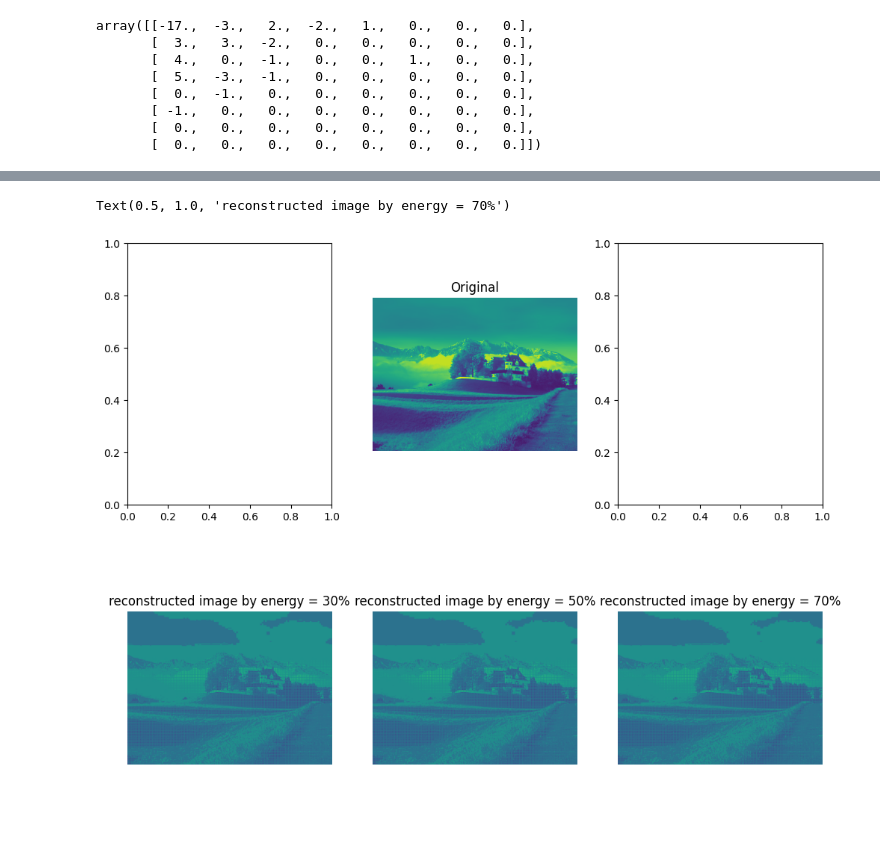
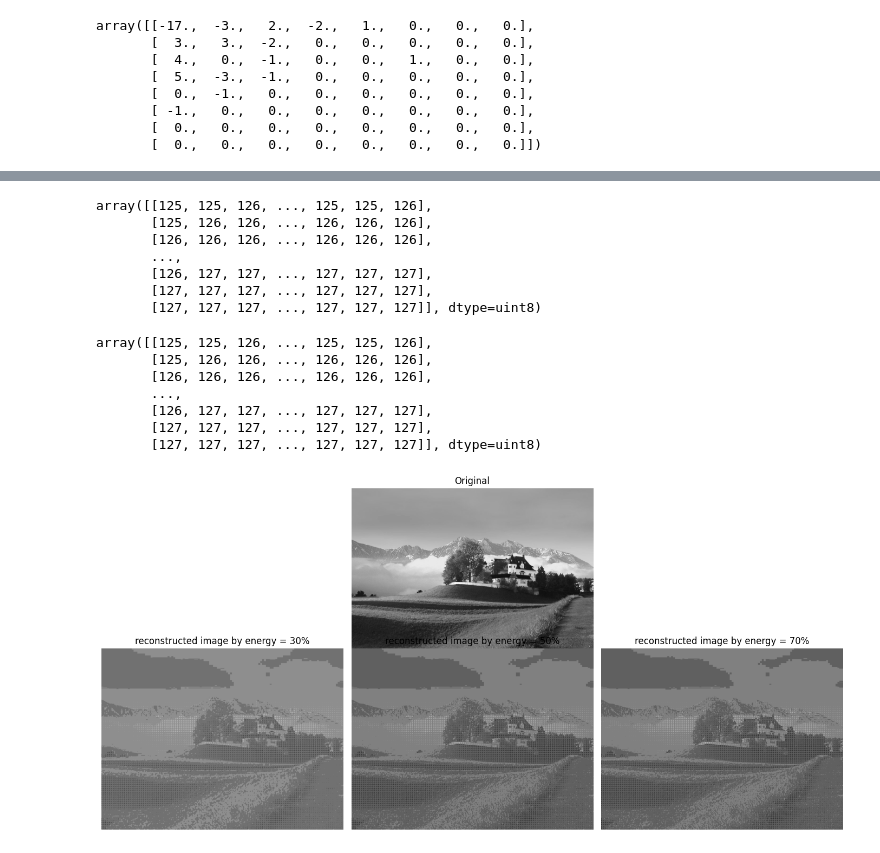
Before and after one commit to khaled6001/tp-tests, a Jupyter notebook: ipcv/TpDCT.ipynb, the cells around one changed output, grey strips where cells are left out. Drawn from its saved outputs; the diff is of its cells as text; code cells hidden in the pictures; blank space fills up the shorter version.

Commit message:
cmap

```diff
--- a/ipcv/TpDCT.ipynb
+++ b/ipcv/TpDCT.ipynb
@@ -178,7 +166,7 @@ array([[-17.,  -3.,   2.,  -2.,   1.,   0.,   0.,   0.],
 def inv_DCT(arr):
     width, height, _, _ = arr.shape
     result = np.zeros_like(arr)
-    g_x = arr
+    g_x = np.copy(arr)
     for row in range(width):
         for column in range(height):
             for u in range(8):
@@ -202,15 +247,11 @@ inv_dct_70 = inv_DCT(np.array(newImg_70))
 # %%
-new_Img = np.empty((I.shape[0], I.shape[1]), dtype = np.uint8)
-for i, k in zip(range(0, num_blocks[0]), range(0, I.shape[0], 8)):
-    for j, l in zip(range(0, num_blocks[1]), range(0, I.shape[1], 8)):
-        new_Img[k:k + 8, l:l + 8] = inv_dct_70[i, j]
+def restord(img):
+    cp = np.copy(img)
+    new_Img = np.empty((I.shape[0], I.shape[1]), dtype = np.uint8)
+    for i, k in zip(range(0, num_blocks[0]), range(0, I.shape[0], 8)):
+        for j, l in zip(range(0, num_blocks[1]), range(0, I.shape[1], 8)):
+            new_Img[k:k + 8, l:l + 8] = cp[i, j]
+    return new_Img
-# %%
-def restord(img):
-    new_Img = np.empty((I.shape[0], I.shape[1]), dtype = np.uint8)
-    for i, k in zip(range(0, num_blocks[0]), range(0, I.shape[0], 8)):
-        for j, l in zip(range(0, num_blocks[1]), range(0, I.shape[1], 8)):
-            new_Img[k:k + 8, l:l + 8] = img[i, j]
-    return new_Img
 # %%
 new_Img_30 = restord(inv_dct_30)
 new_Img_50 = restord(inv_dct_50)
@@ -218,13 +279,36 @@ new_Img_70 = restord(inv_dct_70)
+# %%
+new_Img_50[600:, :100]
+# %% [output]
+array([[125, 125, 126, ..., 125, 125, 126],
+       [125, 126, 126, ..., 126, 126, 126],
+       [126, 126, 126, ..., 126, 126, 126],
+       ...,
+       [126, 127, 127, ..., 127, 127, 127],
+       [127, 127, 127, ..., 127, 127, 127],
+       [127, 127, 127, ..., 127, 127, 127]], dtype=uint8)
+# %%
+new_Img_70[600:, :100]
+# %% [output]
+array([[125, 125, 126, ..., 125, 125, 126],
+       [125, 126, 126, ..., 126, 126, 126],
+       [126, 126, 126, ..., 126, 126, 126],
+       ...,
+       [126, 127, 127, ..., 127, 127, 127],
+       [127, 127, 127, ..., 127, 127, 127],
+       [127, 127, 127, ..., 127, 127, 127]], dtype=uint8)
 # %%
-# fig , axe = plt.subplots(nrows=1, ncols=2, figsize=(12, 10))
-fig , axe = plt.subplots(nrows=2, ncols=3, figsize=(12, 10))
-axe[0, 1].imshow(I);axe[0, 1].axis("off");axe[0, 1].set_title("Original")
-axe[1, 0].imshow(new_Img_30);axe[1, 0].axis("off");axe[1, 0].set_title("reconstructed image by energy = 30%")
-axe[1, 1].imshow(new_Img_30);axe[1, 1].axis("off");axe[1, 1].set_title("reconstructed image by energy = 50%")
-axe[1, 2].imshow(new_Img_30);axe[1, 2].axis("off");axe[1, 2].set_title("reconstructed image by energy = 70%")
+fig = plt.figure(figsize=(14, 12))
+# fig , axe = plt.subplots(nrows=2, ncols=3, figsize=(12, 10))
+plt.subplot(232);plt.imshow(I, cmap="gray");plt.axis("off");plt.title("Original")
+# axe[1, 0].imshow(new_Img_30, cmap="gray");axe[1, 0].axis("off");axe[1, 0].set_title("reconstructed image by energy = 30%")
+plt.subplot(131);plt.imshow(new_Img_30, cmap="gray");plt.axis("off");plt.title("reconstructed image by energy = 30%")
+# axe[1, 1].imshow(new_Img_50, cmap="gray");axe[1, 1].axis("off");axe[1, 1].set_title("reconstructed image by energy = 50%")
+plt.subplot(132);plt.imshow(new_Img_50, cmap="gray");plt.axis("off");plt.title("reconstructed image by energy = 50%")
+# axe[1, 2].imshow(new_Img_70, cmap="gray");axe[1, 2].axis("off");axe[1, 2].set_title("reconstructed image by energy = 70%")
+plt.subplot(133);plt.imshow(new_Img_70, cmap="gray");plt.axis("off");plt.title("reconstructed image by energy = 70%")
+plt.tight_layout()
 # %% [output]
-Text(0.5, 1.0, 'reconstructed image by energy = 70%')
-[figure, old version]
+[figure, new version]
 # %%
 def zigzag(mat):
     index_order = sorted(((x, y) for x in range(8) for y in range(8)),
```
Also changed, not shown: parts of 10 cells of this notebook.
